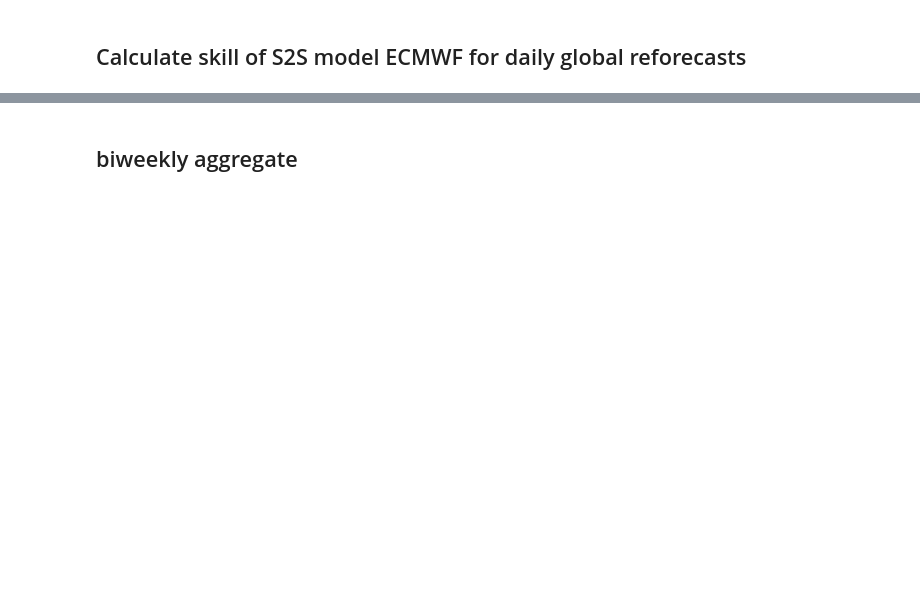
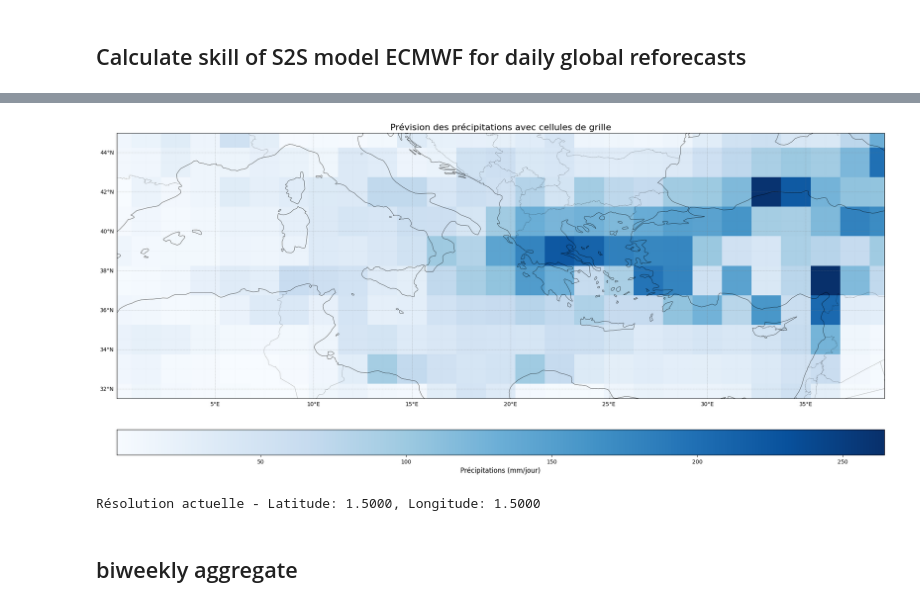
Before and after one commit to EmmaGau/extreme_events_forecasting, a Jupyter notebook: notebooks/ecmwf_analysis.ipynb, the cells around one changed output, grey strips where cells are left out. Saved outputs shown, nothing was run; the diff lists cells and outputs as text; code cells hidden in the pictures; blank space fills up the shorter version.

```diff
--- a/notebooks/ecmwf_analysis.ipynb
+++ b/notebooks/ecmwf_analysis.ipynb
@@ -157,0 +33,15 @@ skill[var].plot(col="lead", robust=True)
+# %%
+# Charger et traiter les données
+s2s = xr.open_dataset(s2s_ensemble_path)
+s2s = s2s["tp"]
+units.convert_units_to(s2s, 'mm', "hydro")
+s2s.attrs["units"] = "mm"
+# %%
+# garder seuelment les lead_time [7, 14, 21, 28]
+# et dcp changer les values de tp en faisant lead_time = 14 - lead_time=7 etc car les valeurs sont accumulées
+# avec les lead time
+lead_times = [7, 14, 21, 28]
+
+s2s = s2s.sel(lead_time= lead_times)
+for i in range(1, len(lead_times)):
+    s2s.sel(lead_time=lead_times[i]).values = s2s.sel(lead_time=lead_times[i]).values - s2s.sel(lead_time=lead_times[i-1]).values
@@ -157,0 +203,56 @@ skill[var].plot(col="lead", robust=True)
+# %%
+med_lats = [45,31]
+med_lons = [170, 209;]
+# %%
+
+s2s_med = s2s.sel(latitude=slice(med_lats[0], med_lats[1]), longitude=slice(med_lons[0], med_lons[1]))
+sample = s2s_med.isel(forecast_time=1).isel(realization=7)
+sample = sample.isel(lead_time=30)
+
+
+# Créer le plot
+fig = plt.figure(figsize=(20, 10))
+ax = plt.axes(projection=ccrs.PlateCarree(central_longitude=0))
+
+# Tracer les données
+im = ax.pcolormesh(sample.longitude, sample.latitude, sample.values,
+                   transform=ccrs.PlateCarree(), cmap='Blues')
+
+# Ajouter les côtes et les frontières
+ax.coastlines(resolution='50m', linewidth=0.5)
+ax.add_feature(cfeature.BORDERS, linestyle=':', linewidth=0.5)
+
+# Ajouter les lignes de grille principales
+gl = ax.gridlines(crs=ccrs.PlateCarree(), draw_labels=True,
+                  linewidth=0.5, color='gray', alpha=0.5, linestyle='--')
+gl.top_labels = False
+gl.right_labels = False
+
+# Obtenir la résolution des données
+lat_res = np.abs(sample.latitude[1] - sample.latitude[0])
+lon_res = np.abs(sample.longitude[1] - sample.longitude[0])
+
+# Ajouter des lignes de grille mineures pour montrer les cellules individuelles
+ax.gridlines(crs=ccrs.PlateCarree(), draw_la bels=False,
+             linewidth=0.2, color='gray', alpha=0.2, linestyle=':',
+             xlocs=np.arange(sample.longitude.min(), sample.longitude.max() + lon_res, lon_res),
+             ylocs=np.arange(sample.latitude.min(), sample.latitude.max() + lat_res, lat_res))
+
+# Définir les limites de la carte pour montrer seulement la zone de sample
+ax.set_extent([sample.longitude.min(), sample.longitude.max(),
+               sample.latitude.min(), sample.latitude.max()],
+              crs=ccrs.PlateCarree())
+
+# Ajouter une barre de couleur
+cbar = plt.colorbar(im, ax=ax, orientation='horizontal', pad=0.08, aspect=30)
+cbar.set_label('Précipitations (mm/jour)', fontsize=12)
+
+plt.title('Prévision des précipitations avec cellules de grille', fontsize=16)
+plt.tight_layout()
+plt.show()
+# %% [output]
+[figure, added]
+# %%
+print(f"Résolution actuelle - Latitude: {lat_res:.4f}, Longitude: {lon_res:.4f}")
+# %% [output]
+Résolution actuelle - Latitude: 1.5000, Longitude: 1.5000
```
Also changed, not shown: parts of 26 cells of this notebook, 2 other files.
